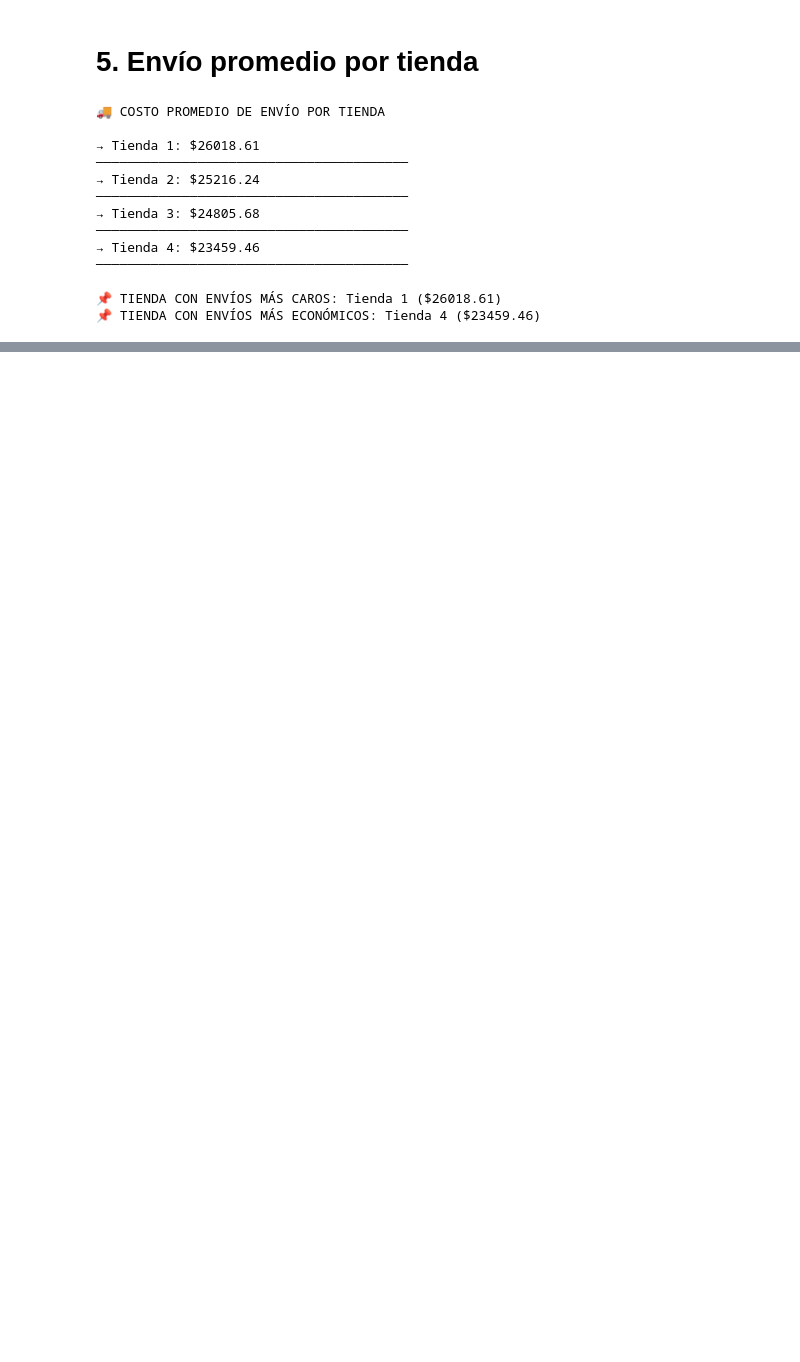
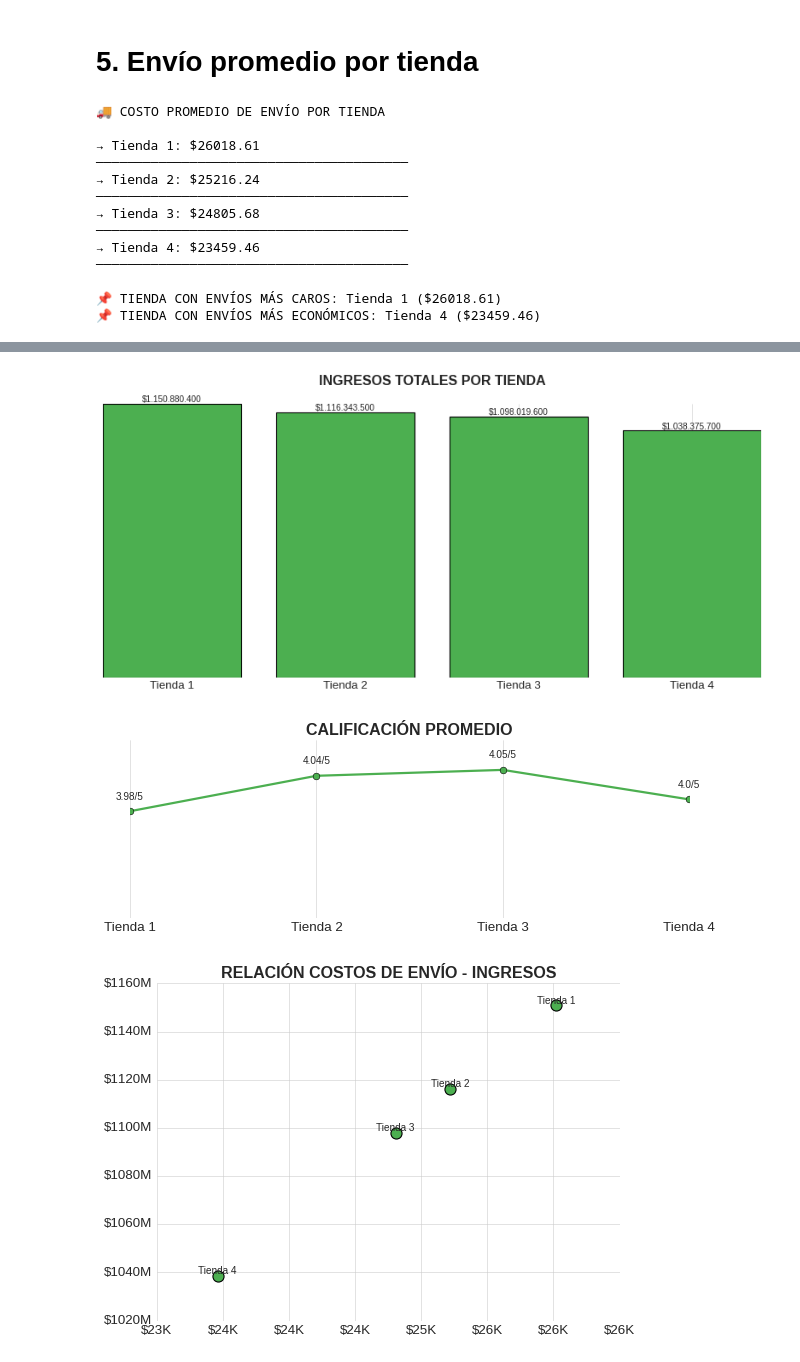
Before and after one commit to lzepedainacap1982/Challenge_Alura_Store_G8, a Jupyter notebook: AluraStoreLatam.ipynb, the cells around one changed output, grey strips where cells are left out. Saved outputs shown, nothing was run; the diff lists cells and outputs as text; code cells hidden in the pictures; blank space fills up the shorter version.

```diff
--- a/AluraStoreLatam.ipynb
+++ b/AluraStoreLatam.ipynb
@@ -511,0 +623,78 @@ print(f"📌 TIENDA CON ENVÍOS MÁS ECONÓMICOS: {mas_barato[0]} (${mas_barato[
+# %%
+import matplotlib.pyplot as plt
+
+
+# Configuración común
+COLOR = '#4CAF50'
+plt.rcParams['axes.spines.top'] = False
+plt.rcParams['axes.spines.right'] = False
+
+
+# Datos
+tiendas = ['Tienda 1', 'Tienda 2', 'Tienda 3', 'Tienda 4']
+ingresos = [1150880400, 1116343500, 1098019600, 1038375700]
+ratings = [3.98, 4.04, 4.05, 4.0]
+costos_envio = [26018.61, 25216.24, 24805.68, 23459.46]
+
+print("\n"*2)  # Espacio inicial
+
+# 1. Gráfico de Barras: Ingresos Totales (valores completos)
+plt.figure(figsize=(10, 5))  # Aumentamos tamaño para mejor visualización
+bars = plt.bar(tiendas, ingresos, color=COLOR)
+plt.title("INGRESOS TOTALES POR TIENDA", fontweight='bold', pad=20)
+plt.yticks([])
+plt.box(False)
+
+# Formateo personalizado con separadores de miles
+for bar, valor in zip(bars, ingresos):
+    formatted_value = f"${valor:,}".replace(",", "X").replace(".", ",").replace("X", ".")
+    plt.text(bar.get_x() + bar.get_width()/2,
+             bar.get_height(),
+             formatted_value,
+             ha='center',
+             va='bottom',
+             fontsize=9,
+             rotation=0)
+
+plt.tight_layout()
+plt.show()
+print("\n"*2)
+
+# 2. Gráfico de Líneas: Evaluación de Clientes
+plt.figure(figsize=(8, 3))
+plt.plot(tiendas, ratings, marker='o', color=COLOR, linewidth=2)
+plt.title("CALIFICACIÓN PROMEDIO", fontweight='bold')
+plt.ylim(3.8, 4.1)
+plt.yticks([])
+plt.box(False)
+
+for i, (tienda, rating) in enumerate(zip(tiendas, ratings)):
+    plt.text(i, rating + 0.02, f"{rating}/5",
+            ha='center', fontsize=9)
+
+plt.tight_layout()
+plt.show()
+print("\n"*2)
+
+# Formateo personalizado con separadores de miles
+formato_miles = lambda x, pos: f"${x:,.0f}".replace(",", ".")
+formato_miles_ingresos = lambda x, pos: f"${x/1e6:,.1f}M".replace(",", ".")
+
+# 3. Gráfico de Dispersión: Costo vs Rendimiento
+plt.figure(figsize=(7, 5))
+plt.scatter(costos_envio, ingresos, s=100, color=COLOR, edgecolor='black')
+
+plt.title("RELACIÓN COSTOS DE ENVÍO - INGRESOS", fontweight='bold')
+plt.gca().yaxis.set_major_formatter(lambda x, _: f"${x/1e6:.0f}M")
+plt.gca().xaxis.set_major_formatter(lambda x, _: f"${x/1e3:.0f}K")
+
+for i, (costo, ingreso) in enumerate(zip(costos_envio, ingresos)):
+    plt.text(costo, ingreso, f'Tienda {i+1}',
+            ha='center', va='bottom', fontsize=9)
+
+plt.tight_layout()
+plt.show()
+# %% [output]
+[figure, added]
+[figure, added]
+[figure, added]
```
Also changed, not shown: parts of 6 cells of this notebook.
